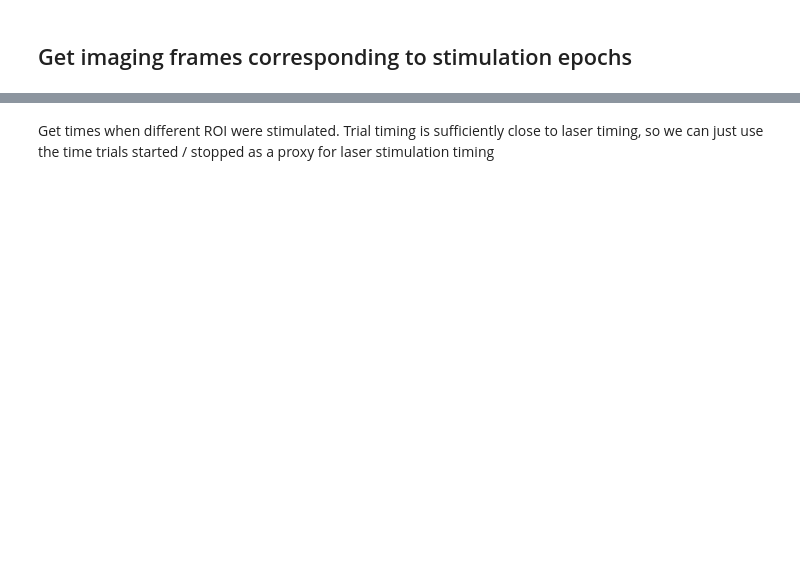
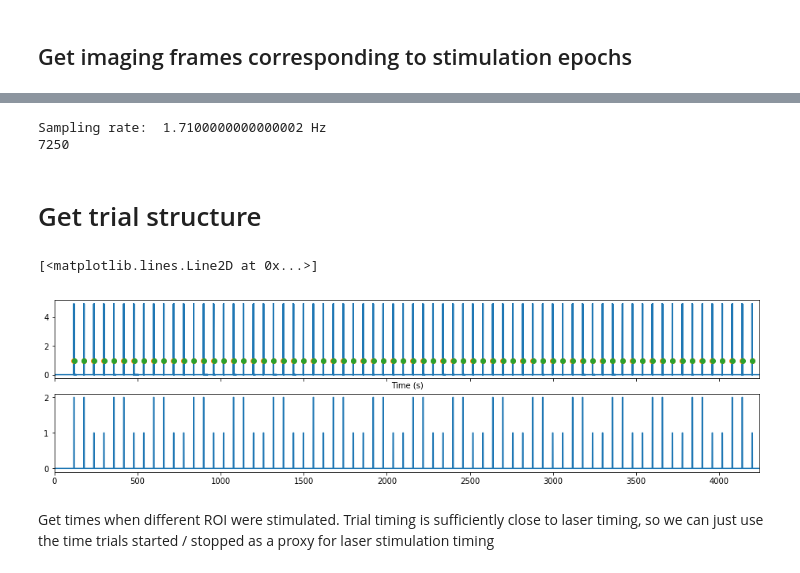
Before and after one commit to Yumuu/ngm, a Jupyter notebook: notebooks/dmd-optogenetics-triggered-averaging.ipynb, the cells around one changed output, grey strips where cells are left out. Drawn from its saved outputs; the diff is of its cells as text; code cells hidden in the pictures; blank space fills up the shorter version.

```diff
--- a/notebooks/dmd-optogenetics-triggered-averaging.ipynb
+++ b/notebooks/dmd-optogenetics-triggered-averaging.ipynb
@@ -24,3 +59,80 @@ plt.plot(plr, ep_dat[3][plr])
+# %%
+paths = {}
+paths['base'] = '/groups/ahrens/ahrenslab/YuMu/SPIM/active_datasets/20171229/fish1/20171229_1_5_hucrgeco_gfapcochr_7dpf_stimwaist_imagedwiithhigherpower_20171229_135523/'
+paths['reg'] = paths['base']
+paths['raw'] = paths['base'] + 'raw/'
+paths['ephys'] = glob(paths['base'] + '/ephys/*.10chFlt')[0]
+
+#paths['proc'] = paths['raw'].replace('raw', 'proc')
+paths['proc'] = '/groups/ahrens/ahrenslab/davis/data/spim/proc/20171229/fish1/20171229_1_5_hucrgeco_gfapcochr_7dpf_stimwaist_imagedwiithhigherpower_20171229_135523/'
+paths['opto'] = paths['proc'] + 'opto_triggering/'
+
+if not exists(paths['opto']):
+    makedirs(paths['opto'])
+
+# set correct aspect ratio for plotting
+from fish.image.vol import get_metadata
+exp_data = get_metadata(paths['raw'] + 'ch0.xml')
+bidirectional_stack = exp_data['bidirectional_stack'] == 'T'
+z_step = exp_data['z_step']
+aspect = (int(z_step / .406), 1, 1)
+dims = get_stack_dims(paths['raw'])[::-1]
+single_plane = False
+if dims[0] == 50:
+    single_plane = True
+
+fnames = sorted(glob(paths['raw'] + 'TM*'))
+
+num_frames = len(fnames)
+# Number of timepoints per file is 50 for high speed single plane
+if single_plane:
+    num_frames = len(fnames) * 50
+
+from fish.image.vol import get_stack_freq
+fs_im = 1 / get_stack_freq(paths['raw'])[0]
+print('Sampling rate:  {0} Hz'.format(1 / fs_im))
+print(num_frames)
+# %% [output]
+Sampling rate:  1.7100000000000002 Hz
+7250
+# %% [markdown]
+# Get trial structure
+# %%
+ep_dat = load(paths['ephys'])
+fs_ep = 6000
+cam_times = estimate_onset(ep_dat[2], threshold=3.7, duration=100)
+laser_on = estimate_onset(ep_dat[3], threshold=3.7, duration=4000)
+# Run the onset detection on the flipped data to get offsets
+laser_off = len(ep_dat[3]) - estimate_onset(ep_dat[3][::-1], threshold=3.7, duration=4000)
+laser_off = laser_off[::-1]
+# ignore optostim that happened outside the imaging timeframe
+laser_off = laser_off[laser_off < cam_times[-1]]
+laser_on = laser_on[:len(laser_off)]
+
+trials = chop_trials(ep_dat[4])
+# for each trial onset look for the nearest cam time before the onset.
+# for each offset, look for the nearest cam time after offset
+trials_cam = {}
+
+for key, val in trials.items():
+    if key > 0:
+        pre = match_cam_time(val[0], cam_times, timing='pre')
+        post = match_cam_time(val[1], cam_times, timing='post')
+        trials_cam[int(key)] = [pre, post]
+
+fig, axs = plt.subplots(nrows=2, figsize=(16,4), sharex=True)
+plr = np.arange(0, cam_times[-1])
+plr_t = plr/fs_ep
+axs[0].plot(plr_t, ep_dat[3][plr])
+axs[0].plot(plr_t[laser_on], 1 + laser_on * 0, 'o')
+axs[0].plot(plr_t[laser_off], 1 + laser_on * 0, 'o')
+axs[0].set_xlim(plr_t.min(), plr_t.max())
+axs[0].set_xlabel('Time (s)')
+
+axs[1].plot(plr_t, ep_dat[4][plr])
+# %% [output]
+[<matplotlib.lines.Line2D at 0x...>]
+[figure, added]
 # %% [markdown]
 Get times when different ROI were stimulated.
 Trial timing is sufficiently close to laser timing, so we can just use the time trials started / stopped as a proxy for laser stimulation timing
```
Also changed, not shown: parts of 24 cells of this notebook, 18 other files.
